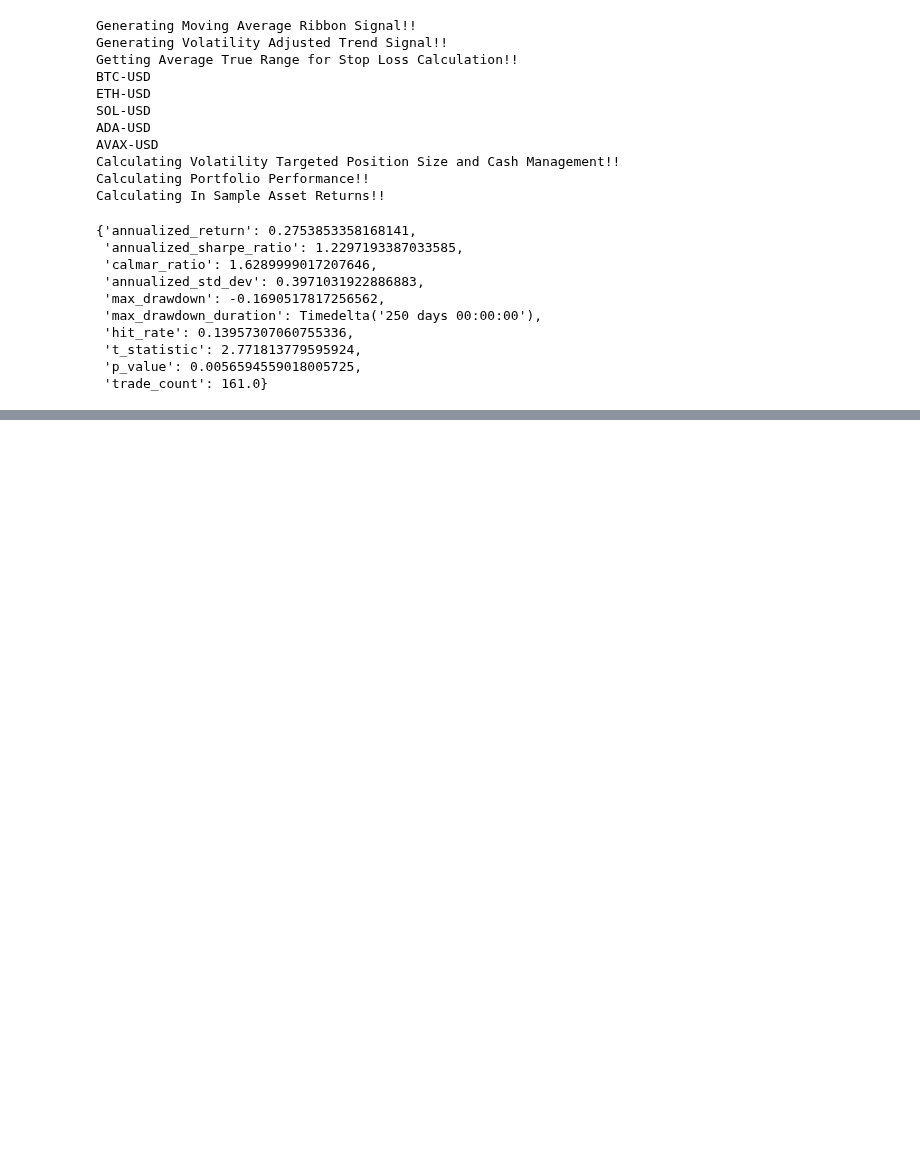
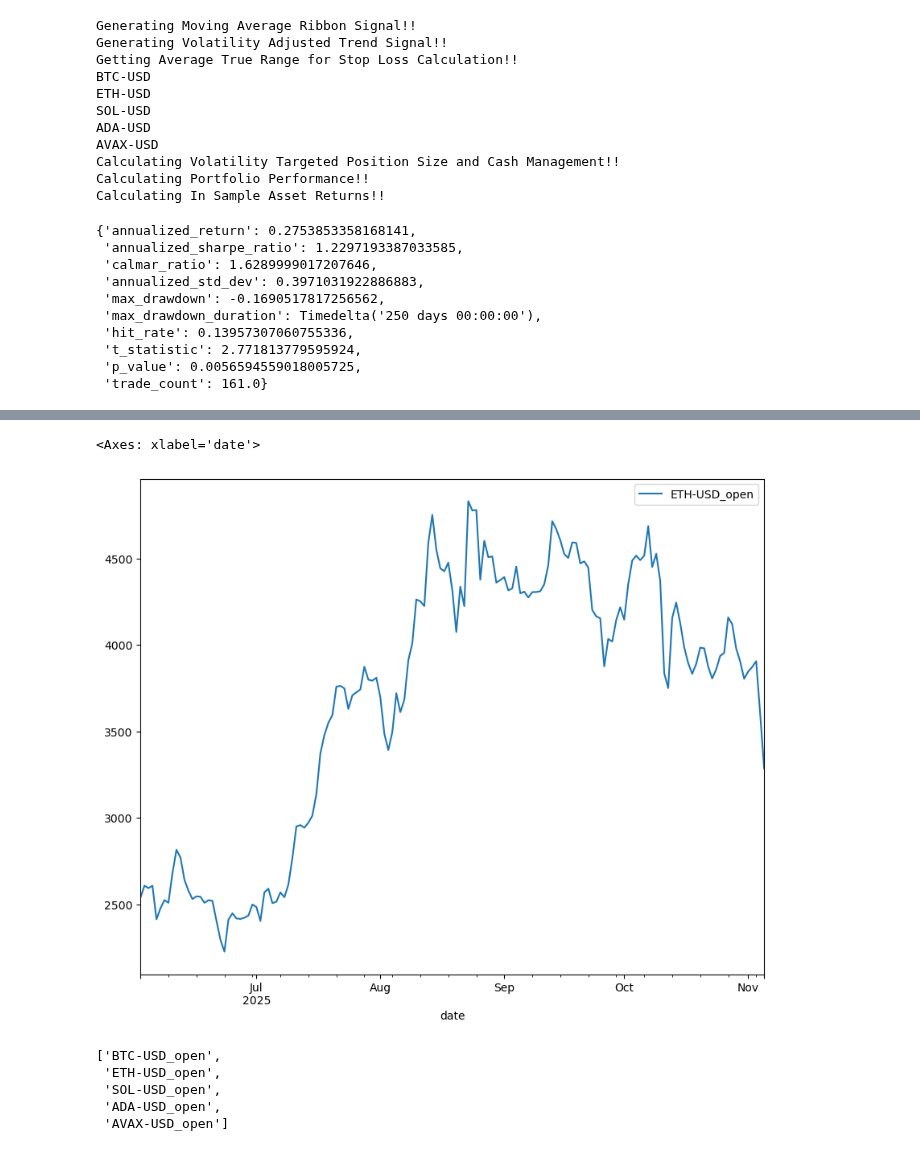
Before and after one commit to adheerchauhan/trend_following, a Jupyter notebook: research/notebooks/Trend_Following_Live_Strategy_Performance_Monitoring.ipynb, the cells around one changed output, grey strips where cells are left out. Drawn from its saved outputs; the diff is of its cells as text; code cells hidden in the pictures; blank space fills up the shorter version.

```diff
--- a/research/notebooks/Trend_Following_Live_Strategy_Performance_Monitoring.ipynb
+++ b/research/notebooks/Trend_Following_Live_Strategy_Performance_Monitoring.ipynb
@@ -475,0 +483,15 @@ df_final_prod_config[date_cond][raw_signal_cols].plot(figsize=(10,8))
+# %%
+open_cols = [f'{ticker}_open' for ticker in ['ETH-USD']]#ticker_list]
+date_cond = (df_final_prod_config.index > pd.Timestamp('2025-06-01'))
+df_final_prod_config[date_cond][open_cols].plot(figsize=(10,8))
+# %% [output]
+<Axes: xlabel='date'>
+[figure, added]
+# %%
+open_cols
+# %% [output]
+['BTC-USD_open',
+ 'ETH-USD_open',
+ 'SOL-USD_open',
+ 'ADA-USD_open',
+ 'AVAX-USD_open']
```
Also changed, not shown: parts of 7 cells of this notebook, 1 other file.
